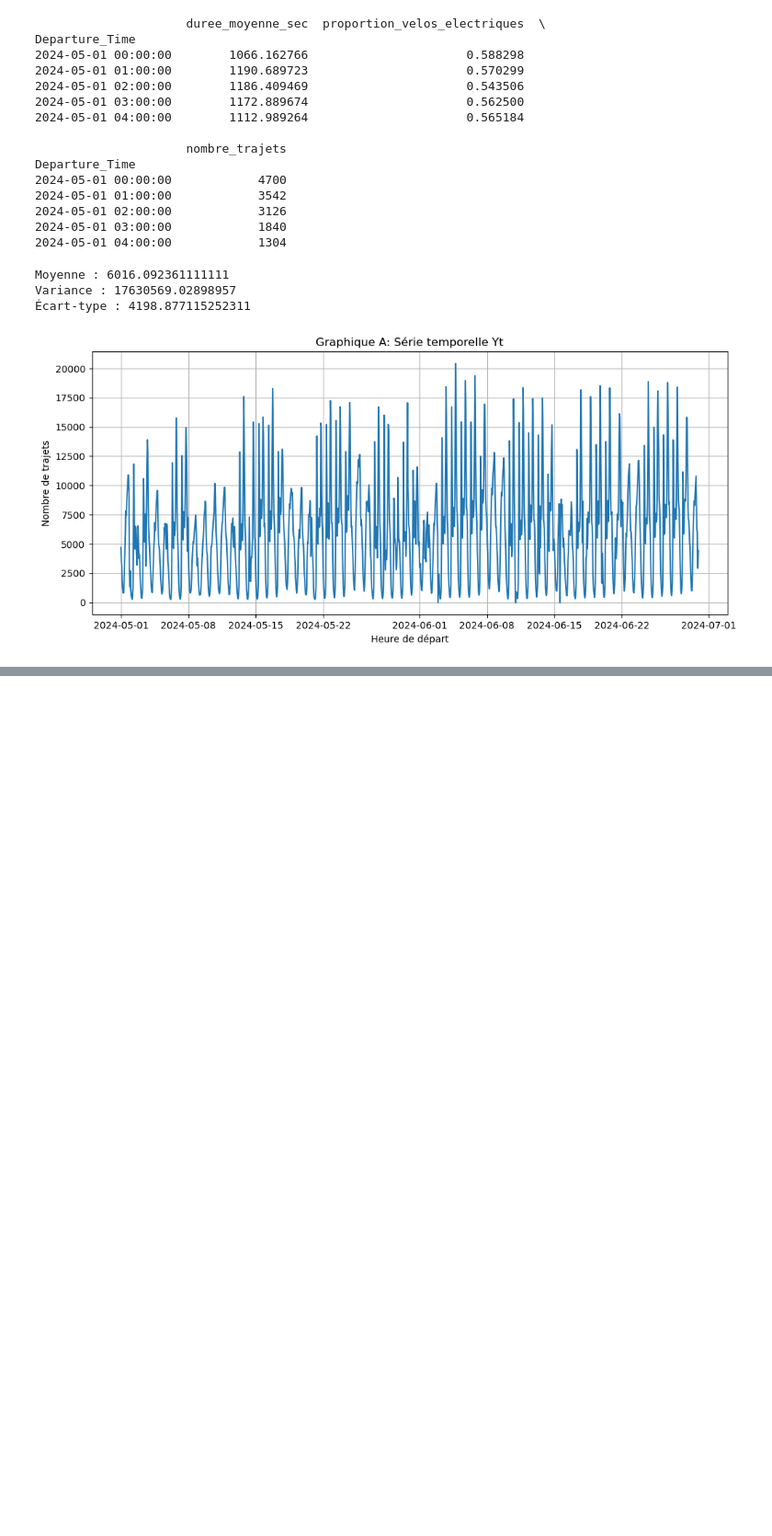
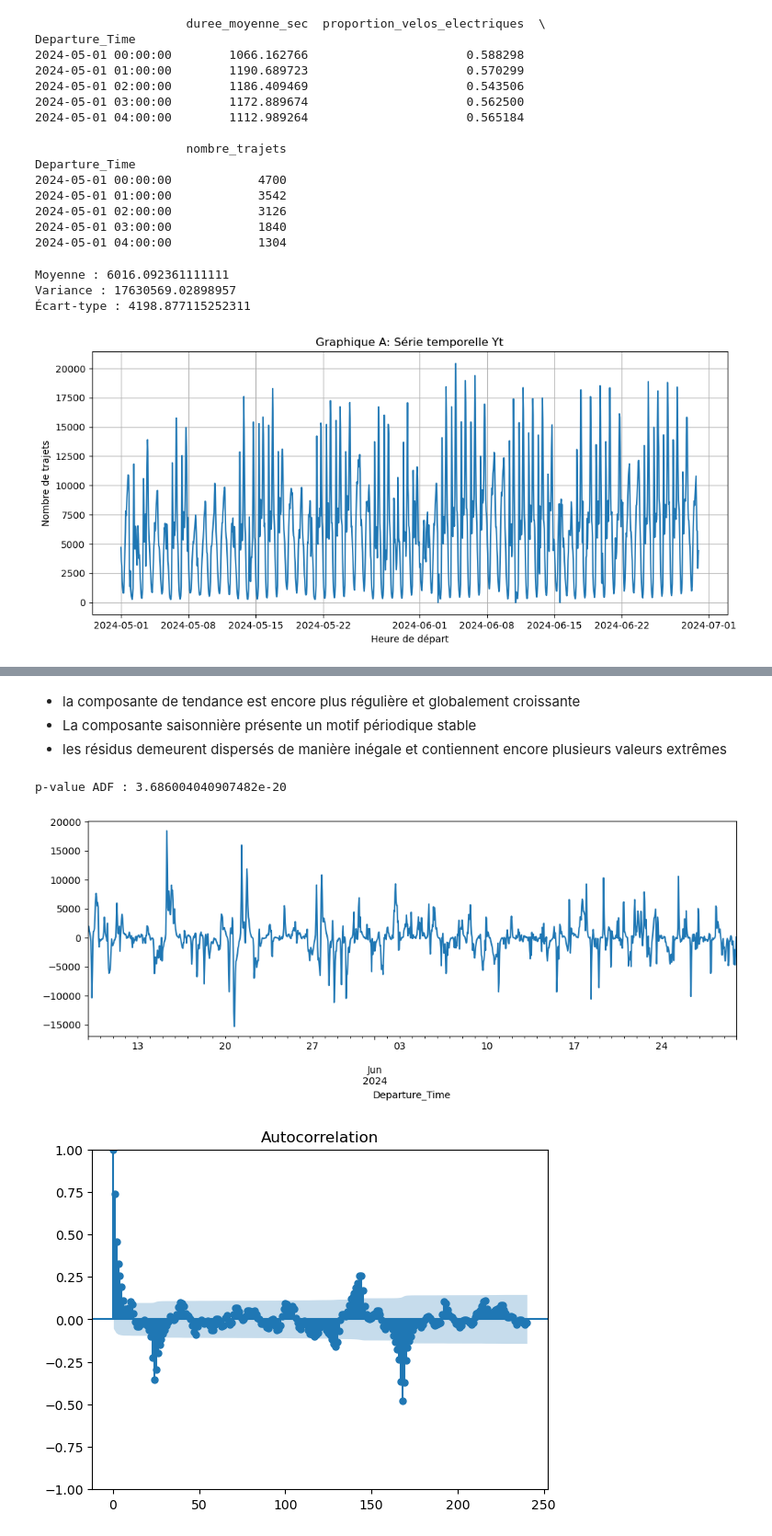
Before and after one commit to NourBouabid/serie_temporelle, a Jupyter notebook: notebook.ipynb, the cells around one changed output, grey strips where cells are left out. Shown at 92% size. Saved outputs shown, nothing was run; the diff lists cells and outputs as text; code cells hidden in the pictures; blank space fills up the shorter version.

```diff
--- a/notebook.ipynb
+++ b/notebook.ipynb
@@ -51,0 +63,6 @@ plt.show()
+# %%
+# test d'une tendance polynomiale de degré 2
+t = np.arange(len(Y))
+X = sm.add_constant(np.column_stack([t, t**2]))
+mod = sm.OLS(Y.values, X).fit()
+print(mod.summary())
@@ -51,0 +72,8 @@ plt.show()
+# %%
+# retrait de la tendance polynomiamle de degrès 1
+
+X = sm.add_constant(t)
+
+mod_lin = sm.OLS(Y.values, X).fit()
+
+y_sans_tendance = Y - mod_lin.fittedvalues
@@ -127,0 +133,24 @@ plt.show()
+# %% [markdown]
+- la composante de tendance est encore plus régulière et globalement croissante
+- La composante saisonnière présente un motif périodique stable
+- les résidus demeurent dispersés de manière inégale et contiennent encore plusieurs valeurs extrêmes
+# %%
+# retrait de la saisonnalité
+
+Y_diff = y_sans_tendance.diff(24).diff(168).dropna()
+# %%
+print("p-value ADF :", adfuller(Y_diff)[1])
+# %% [output]
+p-value ADF : 3.686004040907482e-20
+# %%
+Y_diff.plot(figsize=(12,4))
+plt.show()
+
+plot_acf(Y_diff, lags=24*10)
+plt.show()
+
+plot_pacf(Y_diff, lags=48)
+plt.show()
+# %% [output]
+[figure, added]
+[figure, added]
```
Also changed, not shown: parts of 16 cells of this notebook, 1 other file.
